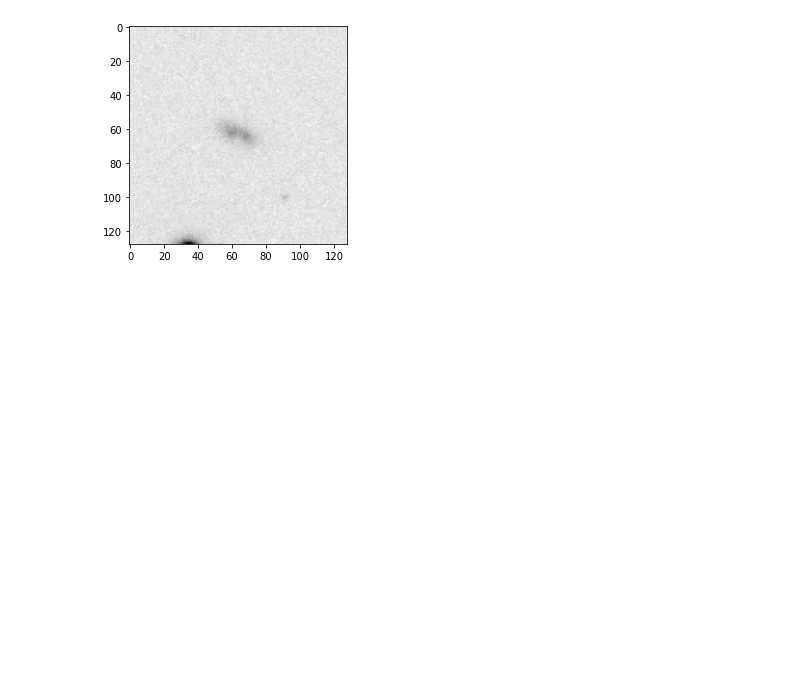
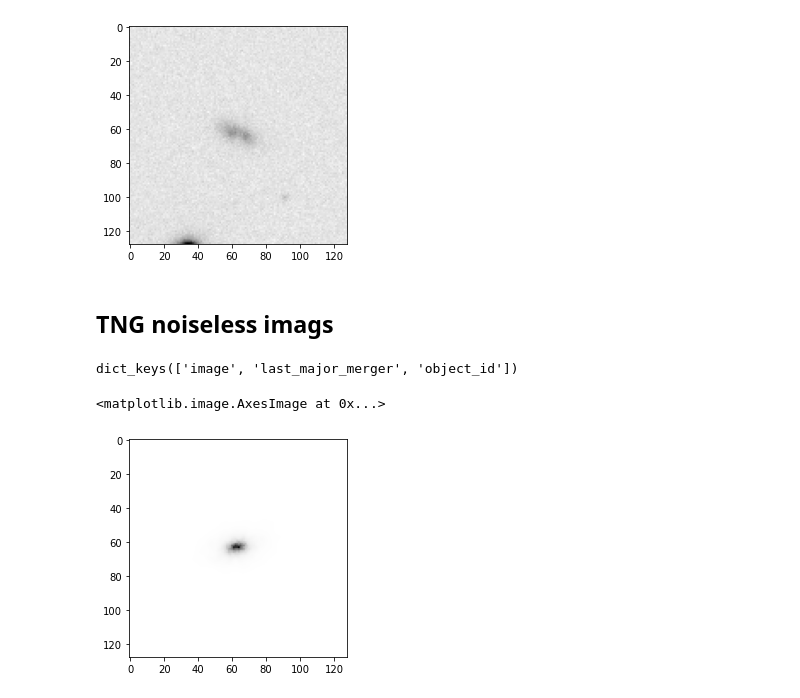
Before and after one commit to EiffL/sfh-inference-hackathon, a Jupyter notebook: notebooks/data_access_demo.ipynb, the cells around one changed output. Saved outputs shown, nothing was run; the diff lists cells and outputs as text; code cells hidden in the pictures; blank space fills up the shorter version.

```diff
--- a/notebooks/data_access_demo.ipynb
+++ b/notebooks/data_access_demo.ipynb
@@ -89,3 +89,19 @@ imshow(example['image'][:,:,3],cmap='gray_r')
 # %% [output]
 <matplotlib.image.AxesImage at 0x...>
 [figure]
+# %% [markdown]
+## TNG noiseless imags
+# %%
+from sfh.datasets.mergers import tng100_images_noiseless
+
+dset = tfds.load('tng100_images_noiseless', split='train', data_dir=data_dir)
+# %%
+for example in dset.take(1):
+    print(example.keys())
+# %% [output]
+dict_keys(['image', 'last_major_merger', 'object_id'])
+# %%
+imshow(example['image'][:,:,3],cmap='gray_r')
+# %% [output]
+<matplotlib.image.AxesImage at 0x...>
+[figure, added]
```
Also changed, not shown: parts of 3 cells of this notebook.
